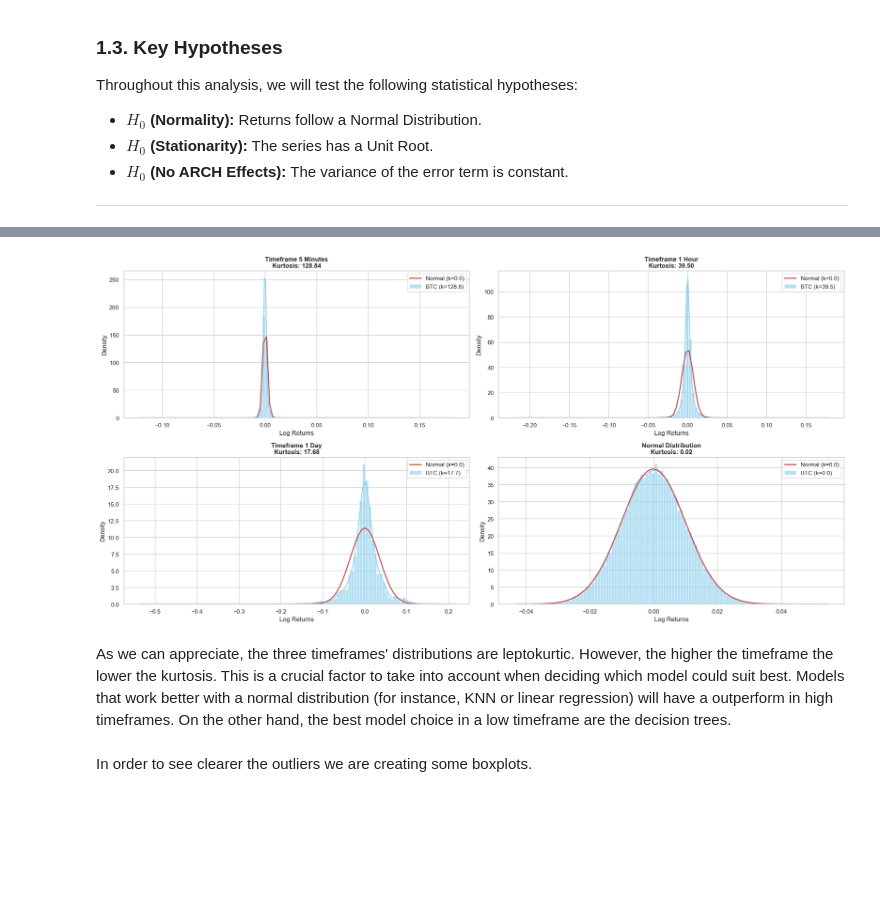
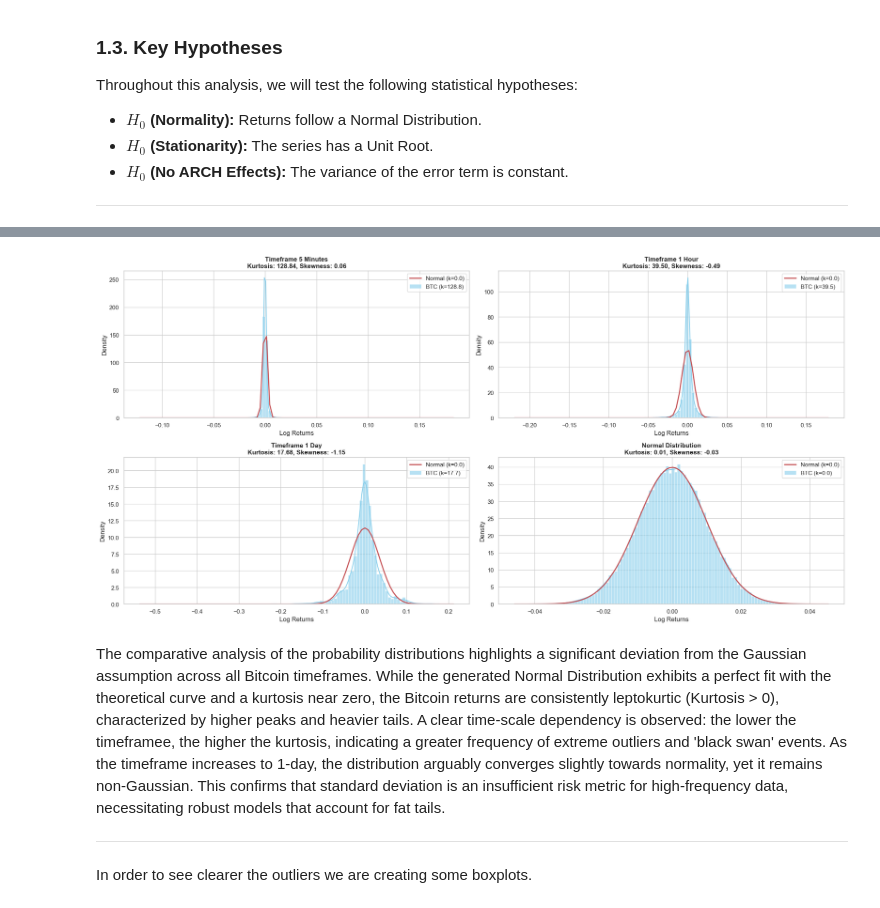
Before and after one commit to MartinCampillo-AT/Project-AT, a Jupyter notebook: notebooks/04_EDA_1.ipynb, the cells around one changed output, grey strips where cells are left out. Drawn from its saved outputs; the diff is of its cells as text; code cells hidden in the pictures; blank space fills up the shorter version.

```diff
--- a/notebooks/04_EDA_1.ipynb
+++ b/notebooks/04_EDA_1.ipynb
@@ -86,6 +91,7 @@ import pandas as pd
 import numpy as np
 import matplotlib.pyplot as plt
 import seaborn as sns
+import scipy.stats as stats
 from statsmodels.tsa.stattools import adfuller, acf, pacf
 from statsmodels.graphics.tsaplots import plot_acf, plot_pacf
 from statsmodels.tsa.seasonal import seasonal_decompose
@@ -104,7 +110,13 @@ df_5m['Date'] = pd.to_datetime(df_5m['Date'])
 df_5m.set_index('Date', inplace=True)
 
 # Logarithmic Returns Calculation
-df_1d['Log_Returns'] = np.log(df_1d['Close'] / df_1d['Close'].shift(1))
-df_1h['Log_Returns'] = np.log(df_1h['Close'] / df_1h['Close'].shift(1))
-df_5m['Log_Returns'] = np.log(df_5m['Close'] / df_5m['Close'].shift(1))
+df_1d['log_return'] = np.log(df_1d['Close'] / df_1d['Close'].shift(1))
+df_1d.dropna(inplace=True)
+df_1h['log_return'] = np.log(df_1h['Close'] / df_1h['Close'].shift(1))
+df_1h.dropna(inplace=True)
+df_5m['log_return'] = np.log(df_5m['Close'] / df_5m['Close'].shift(1))
+df_5m.dropna(inplace=True)
+
+# Displaying the first few rows dayly dataframe
+df_1d.head()
 # %% [output]
@@ -137,6 +163,8 @@ datos = np.random.normal(loc=0, scale=0.01, size=60000)
 initial_price = 10000
 df_normal = initial_price * np.exp(np.cumsum(datos))
 df_normal = pd.DataFrame(df_normal, columns=['Close'])
+df_normal['log_return'] = np.log(df_normal['Close'] / df_normal['Close'].shift(1))
+df_normal.dropna(inplace=True)
 
 # List of datasets and their names
 datasets = [
@@ -146,39 +174,40 @@ datasets = [
     (df_normal, "Normal Distribution")
 ]
 
 # Loop through datasets and plot
 for ax, (df, name) in zip(axes.flatten(), datasets):
 
     # Logaritmic Returns Calculation
     data = df.copy()
-    data['log_return'] = np.log(data['Close'] / data['Close'].shift(1))
-    data.dropna(inplace=True)
 
     # Kurtosis Calculation
     k_val = stats.kurtosis(data['log_return'], fisher=True)
+    s_val = stats.skew(data['log_return'])
 
     # Logaritmic returns Histogram
     sns.histplot(data['log_return'], bins=100, kde=True, stat="density",
                  color='skyblue', alpha=0.6, label=f"BTC (k={k_val:.1f})", ax=ax)
 
     # Normal distribution line
     mu, std = stats.norm.fit(data['log_return'])
     xmin, xmax = ax.get_xlim()
     x = np.linspace(xmin, xmax, 100)
     p = stats.norm.pdf(x, mu, std)
 
     # Plot normal distribution
     ax.plot(x, p, 'r', linewidth=2, label="Normal (k=0.0)")
-    ax.set_title(f'{name}\nKurtosis: {k_val:.2f}', fontsize=12, fontweight='bold')
+    ax.set_title(f'{name}\nKurtosis: {k_val:.2f}, Skewness: {s_val:.2f}', fontsize=12, fontweight='bold')
     ax.set_xlabel('Log Returns')
     ax.set_ylabel('Density')
     ax.legend()
 plt.tight_layout()
 plt.show()
 # %% [output]
-[figure, old version]
+[figure, new version]
 # %% [markdown]
-As we can appreciate, the three timeframes' distributions are leptokurtic. However, the higher the timeframe the lower the kurtosis. This is a crucial factor to take into account when deciding which model could suit best. Models that work better with a normal distribution (for instance, KNN or linear regression) will have a  outperform in high timeframes. On the other hand, the best model choice in a low timeframe are the decision trees.
+The comparative analysis of the probability distributions highlights a significant deviation from the Gaussian assumption across all Bitcoin timeframes. While the generated Normal Distribution exhibits a perfect fit with the theoretical curve and a kurtosis near zero, the Bitcoin returns are consistently leptokurtic (Kurtosis > 0), characterized by higher peaks and heavier tails. A clear time-scale dependency is observed: the lower the timeframee, the higher the kurtosis, indicating a greater frequency of extreme outliers and 'black swan' events. As the timeframe increases to 1-day, the distribution arguably converges slightly towards normality, yet it remains non-Gaussian. This confirms that standard deviation is an insufficient risk metric for high-frequency data, necessitating robust models that account for fat tails.
+
+---
 # %% [markdown]
 In order to see clearer the outliers we are creating some boxplots.
 # %%
```
Also changed, not shown: parts of 5 cells of this notebook.
